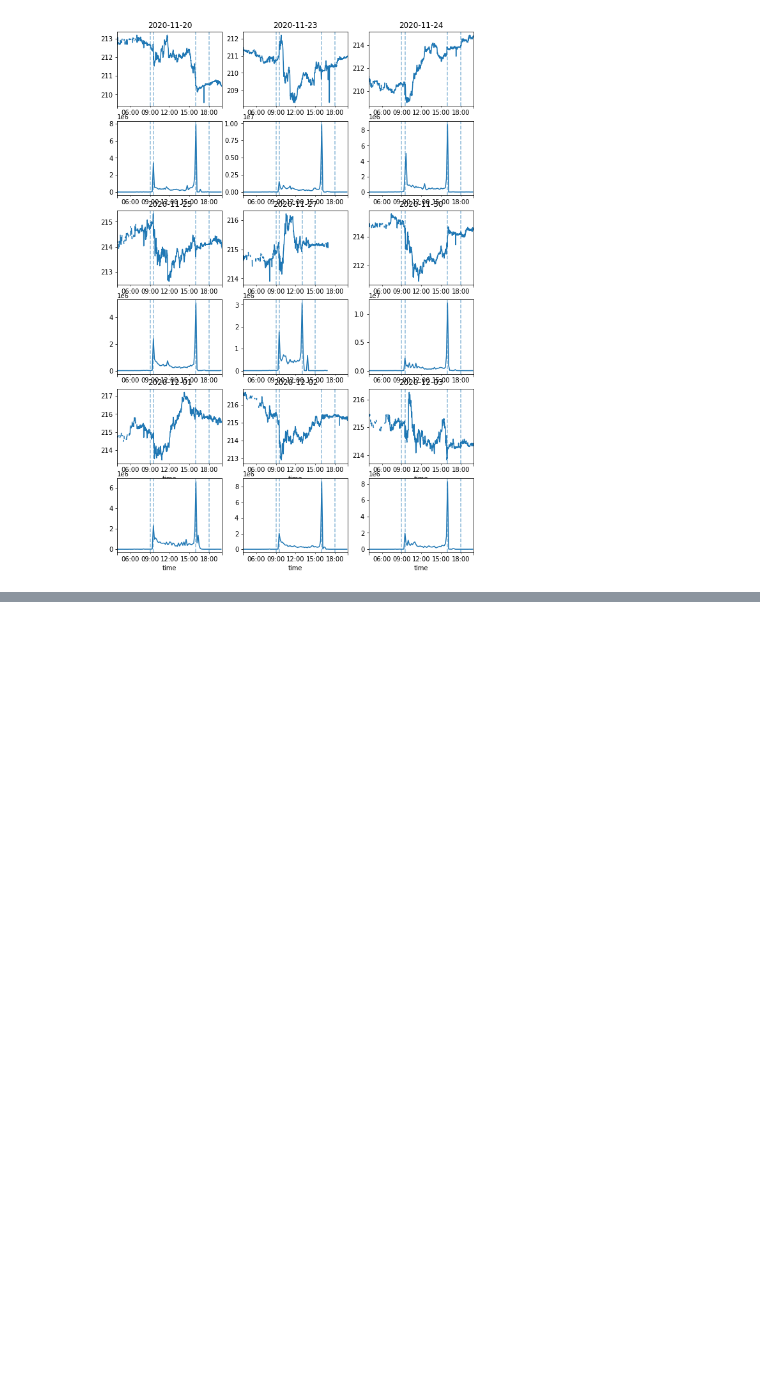
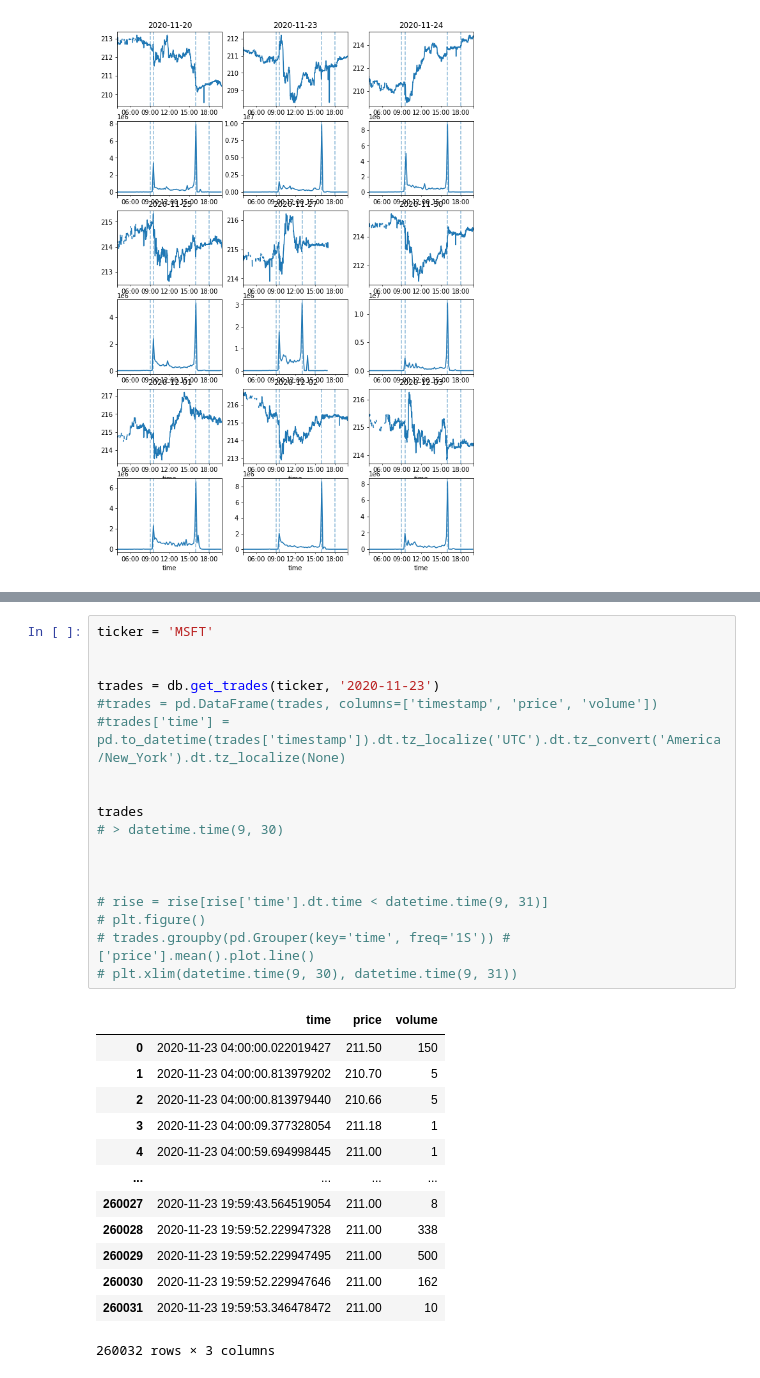
Before and after one commit to dwitvliet/project-stock-trading, a Jupyter notebook: sandbox.ipynb, the cells around one changed output, grey strips where cells are left out. Cells and saved outputs as stored; diff of their text form; blank space fills up the shorter version.

```diff
--- a/sandbox.ipynb
+++ b/sandbox.ipynb
@@ -106,0 +118,32 @@ fall.groupby(pd.Grouper(key='time', freq='1S'))['price'].mean().plot.line()
+# %%
+ticker = 'MSFT'
+
+
+trades = db.get_trades(ticker, '2020-11-23')
+#trades = pd.DataFrame(trades, columns=['timestamp', 'price', 'volume'])
+#trades['time'] = pd.to_datetime(trades['timestamp']).dt.tz_localize('UTC').dt.tz_convert('America/New_York').dt.tz_localize(None)
+
+
+trades
+# > datetime.time(9, 30)
+
+
+
+# rise = rise[rise['time'].dt.time < datetime.time(9, 31)]
+# plt.figure()
+# trades.groupby(pd.Grouper(key='time', freq='1S')) #['price'].mean().plot.line()
+# plt.xlim(datetime.time(9, 30), datetime.time(9, 31))
+# %% [output]
+|  | time | price | volume |
+| 0 | 2020-11-23 04:00:00.022019427 | 211.50 | 150 |
+| 1 | 2020-11-23 04:00:00.813979202 | 210.70 | 5 |
+| 2 | 2020-11-23 04:00:00.813979440 | 210.66 | 5 |
+| 3 | 2020-11-23 04:00:09.377328054 | 211.18 | 1 |
+| 4 | 2020-11-23 04:00:59.694998445 | 211.00 | 1 |
+| ... | ... | ... | ... |
+| 260027 | 2020-11-23 19:59:43.564519054 | 211.00 | 8 |
+| 260028 | 2020-11-23 19:59:52.229947328 | 211.00 | 338 |
+| 260029 | 2020-11-23 19:59:52.229947495 | 211.00 | 500 |
+| 260030 | 2020-11-23 19:59:52.229947646 | 211.00 | 162 |
+| 260031 | 2020-11-23 19:59:53.346478472 | 211.00 | 10 |
+260032 rows × 3 columns
```
Also changed, not shown: parts of 1 cell of this notebook.
